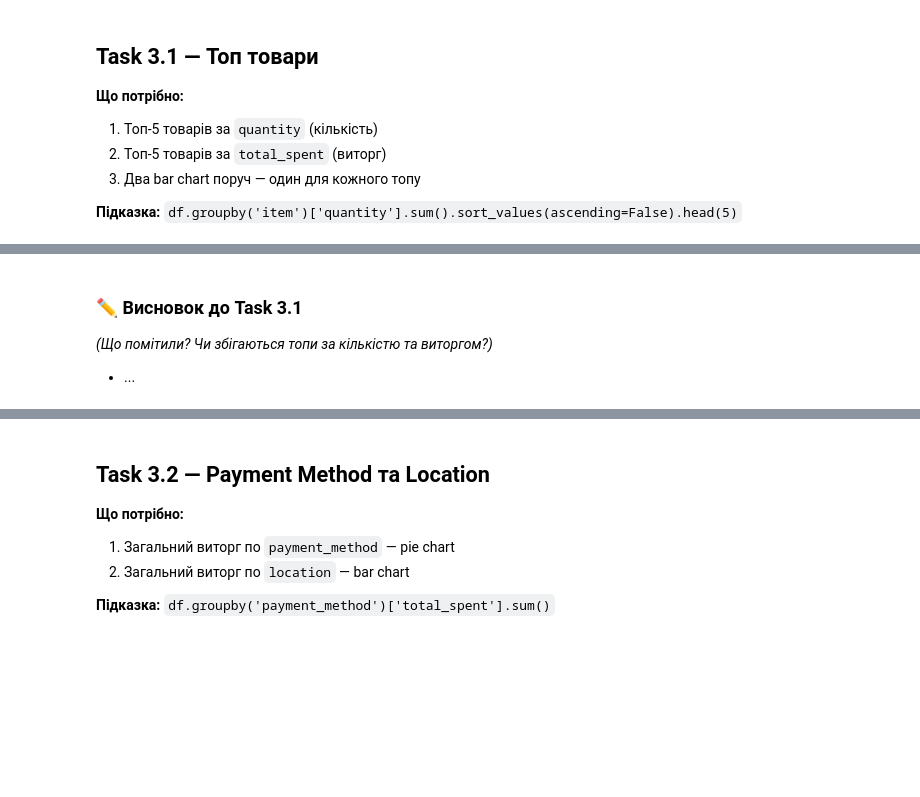
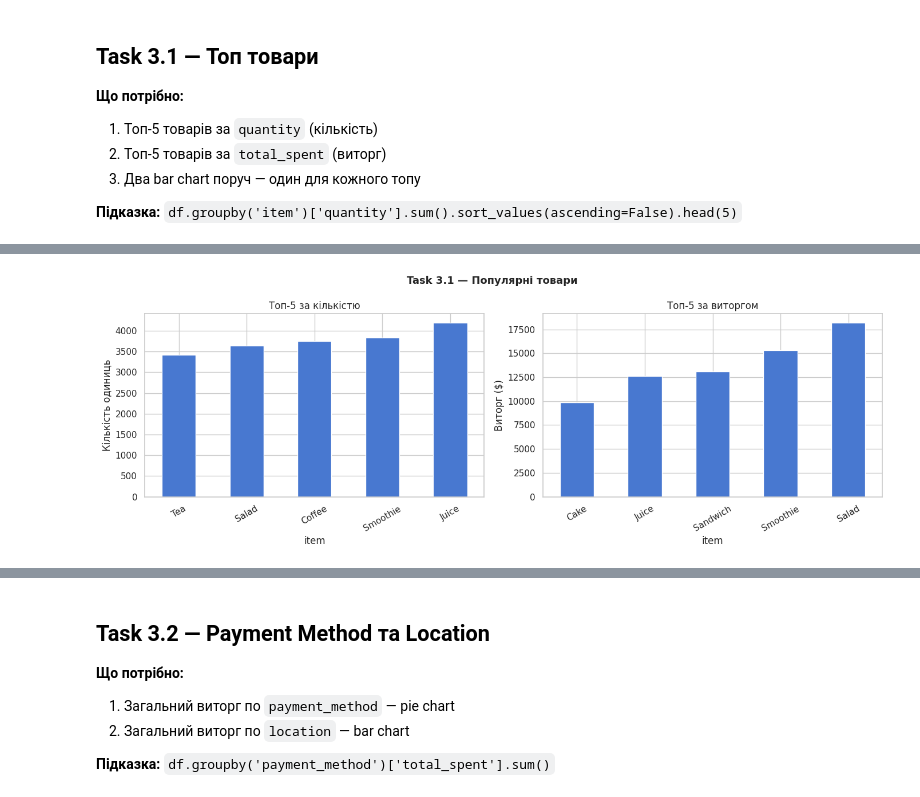
Before and after one commit to Wilson1994/Analysis_Cafe_Sales, a Jupyter notebook: cafe_eda_workbook_version2.ipynb, the cells around one changed output, grey strips where cells are left out. Cells and saved outputs as stored; diff of their text form; code cells hidden in the pictures; blank space fills up the shorter version.

```diff
--- a/cafe_eda_workbook_version2.ipynb
+++ b/cafe_eda_workbook_version2.ipynb
@@ -600,10 +600,20 @@ print(f'✓ Збережено: {FILE_OUT} — готовий для Tableau!')
 **Підказка:** `df.groupby('item')['quantity'].sum().sort_values(ascending=False).head(5)`
 # %%
 # Топ-5 за кількістю
-top_qty = # ВАШ КОД ТУТ
+top_qty = (
+    df.groupby('item')['quantity']
+    .sum()
+    .sort_values(ascending=False)
+    .head(5)
+)
 
 # Топ-5 за виторгом
-top_rev = # ВАШ КОД ТУТ
+top_rev = (
+    df.groupby('item')['total_spent']
+    .sum()
+    .sort_values(ascending=False)
+    .head(5)
+)
 
 print('Топ-5 за кількістю:')
 print(top_qty.to_string())
@@ -612,24 +638,29 @@ print(top_rev.round(2).to_string())
 # %%
 fig, axes = plt.subplots(1, 2, figsize=(14, 5))
 fig.suptitle('Task 3.1 — Популярні товари', fontsize=13, fontweight='bold')
 
 # Графік 1: топ за кількістю
-# ВАШ КОД ТУТ
+top_qty.sort_values().plot(
+    kind='bar',
+    ax=axes[0]
+)
+
 axes[0].set_title('Топ-5 за кількістю')
 axes[0].set_ylabel('Кількість одиниць')
 axes[0].tick_params(axis='x', rotation=30)
 
 # Графік 2: топ за виторгом
-# ВАШ КОД ТУТ
+top_rev.sort_values().plot(
+    kind='bar',
+    ax=axes[1]
+)
+
 axes[1].set_title('Топ-5 за виторгом')
 axes[1].set_ylabel('Виторг ($)')
 axes[1].tick_params(axis='x', rotation=30)
 
 plt.tight_layout()
 plt.savefig('part3_task31.png', dpi=130, bbox_inches='tight')
 plt.show()
+# %% [output]
+[figure, added]
-# %% [markdown]
-### ✏️ Висновок до Task 3.1
-*(Що помітили? Чи збігаються топи за кількістю та виторгом?)*
-
-- ...
```
Also changed, not shown: parts of 13 cells of this notebook.
